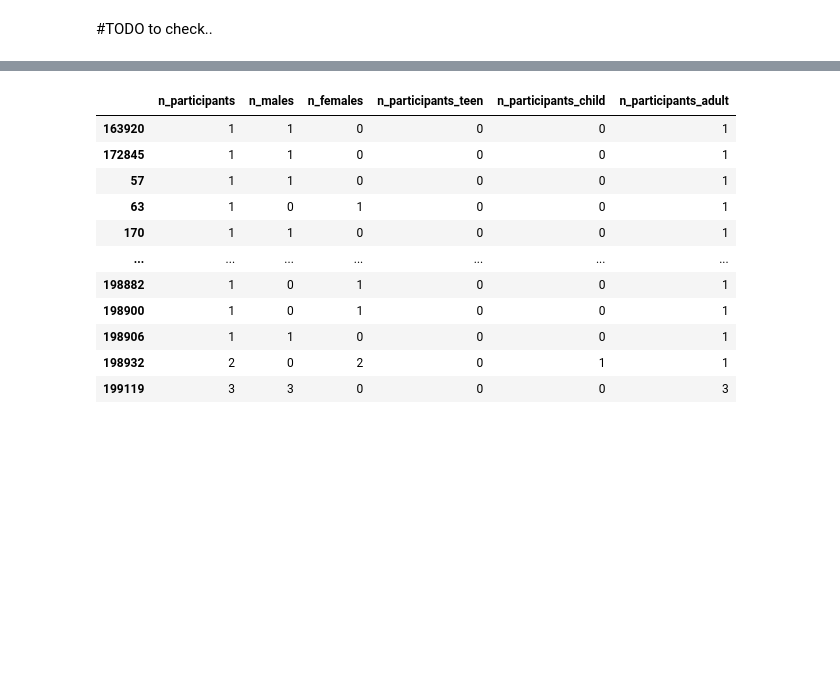
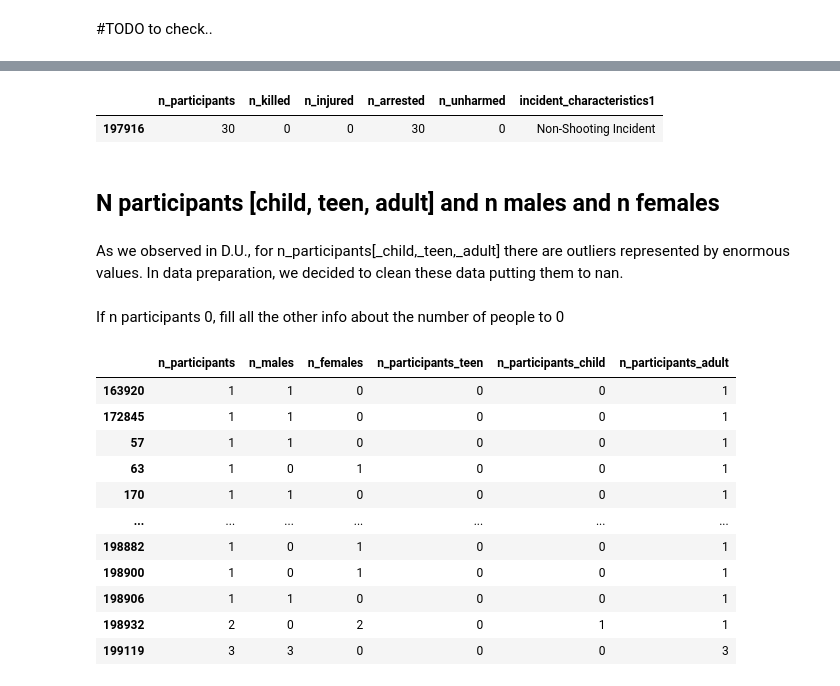
Before and after one commit to vezzusamu/dm-project, a Jupyter notebook: data_preparation.ipynb, the cells around one changed output, grey strips where cells are left out. Cells and saved outputs as stored; diff of their text form; code cells hidden in the pictures; blank space fills up the shorter version.

```diff
--- a/data_preparation.ipynb
+++ b/data_preparation.ipynb
@@ -284,0 +283,4 @@ len(df)
+# %%
+columns_to_check = ['n_killed', 'n_injured', 'n_arrested', 'n_unharmed']
+for column in columns_to_check:
+    df.loc[df[column] > df['n_participants'], column] = np.nan
@@ -284,0 +305,2 @@ len(df)
+# %%
+df.loc[df["n_participants"] == 0, ['n_arrested', 'n_unharmed']] = 0
@@ -284,0 +309,7 @@ len(df)
+# %%
+def fillna_group_gender(group):
+    group["n_arrested"] = group["n_arrested"].fillna(group["n_arrested"].mode(dropna = False)[0])
+    group["n_unharmed"] = group["n_unharmed"].fillna(group["n_unharmed"].mode(dropna = False)[0])
+    return group
+# %%
+df = df.groupby("n_participants").apply(fillna_group_gender).reset_index(drop=True)
@@ -284,0 +330,9 @@ len(df)
+# %%
+df[df['n_participants'] == 30][['n_participants', 'n_killed', 'n_injured', 'n_arrested', 'n_unharmed', 'incident_characteristics1']].tail(10)
+# %% [output]
+|  | n_participants | n_killed | n_injured | n_arrested | n_unharmed | incident_characteristics1 |
+| 197916 | 30 | 0 | 0 | 30 | 0 | Non-Shooting Incident |
+# %% [markdown]
+## N participants [child, teen, adult] and n males and n females
+# %% [markdown]
+As we observed in D.U., for n_participants[_child,_teen,_adult] there are outliers represented by enormous values. In data preparation, we decided to clean these data putting them to nan.
@@ -285,3 +346,5 @@ len(df)
+# %% [markdown]
+If n participants 0, fill all the other info about the number of people to 0
 # %%
 df.loc[df["n_participants"] == 0, ["n_participants_child","n_participants_teen", "n_participants_adult", "n_males", "n_females"]] = 0
 # %%
```
Also changed, not shown: parts of 31 cells of this notebook.
